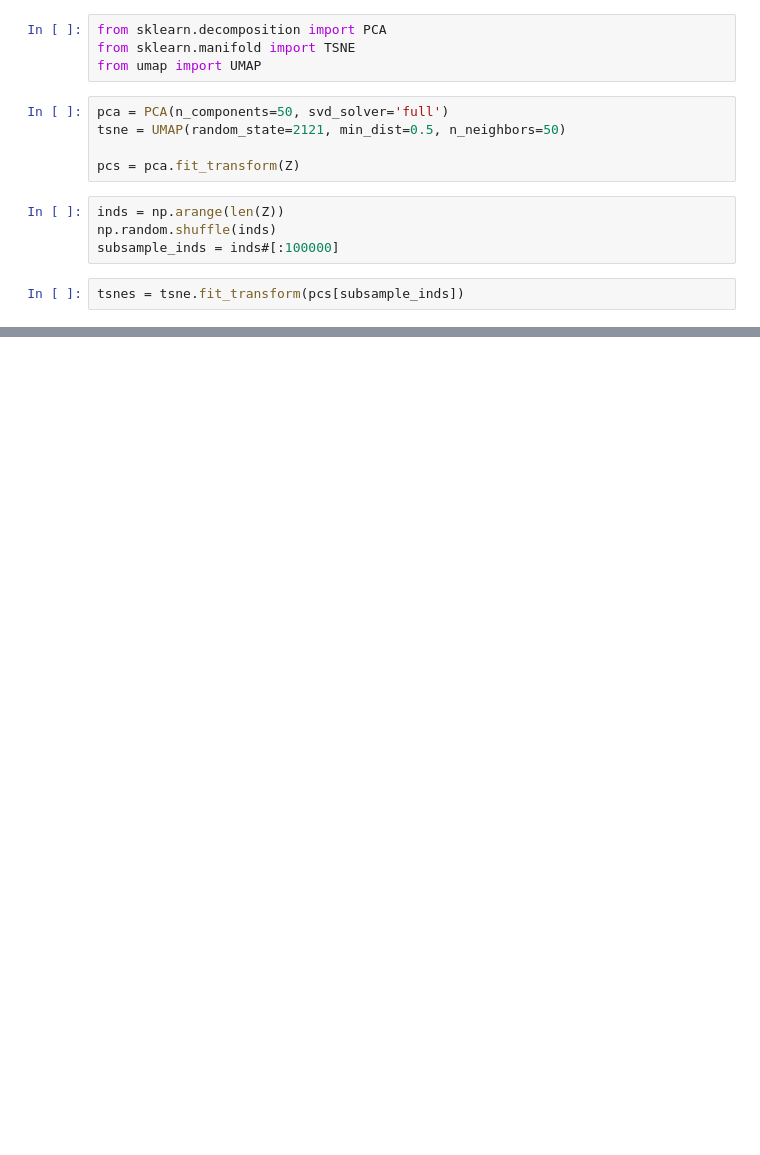
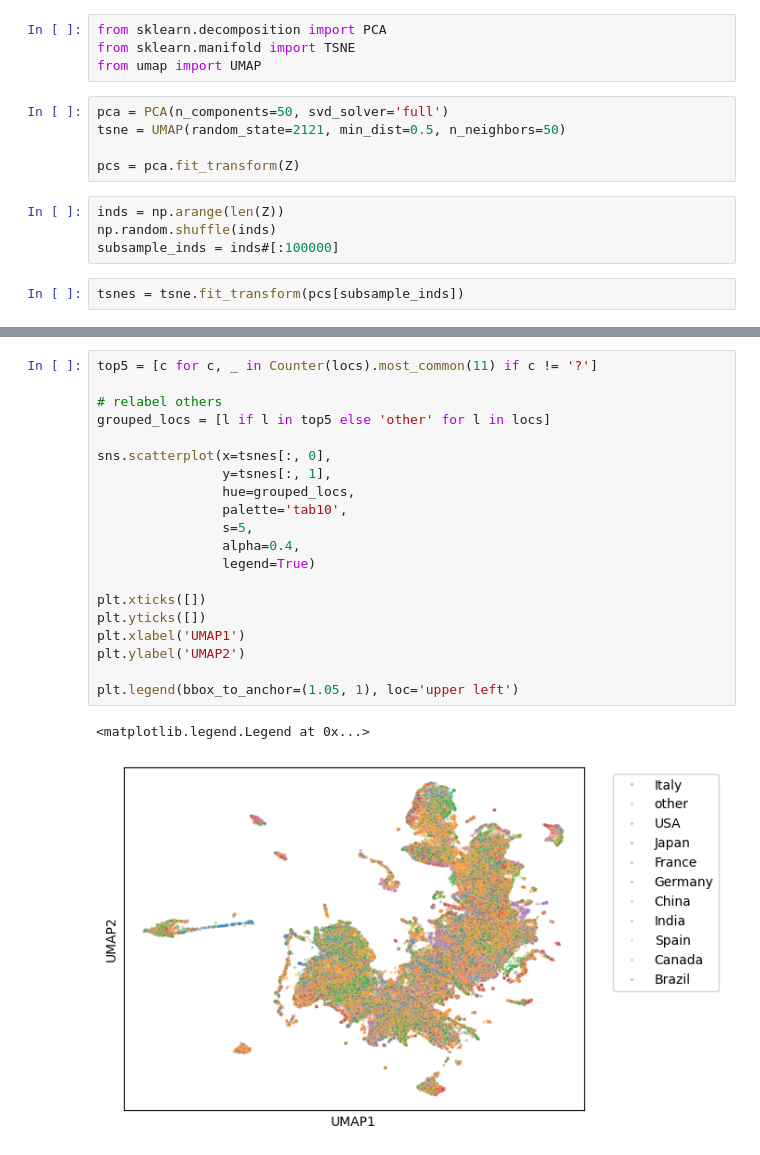
Before and after one commit to njwfish/DistributionEmbeddings, a Jupyter notebook: notebooks/gisaid.ipynb, the cells around one changed output, grey strips where cells are left out. Cells and saved outputs as stored; diff of their text form; blank space fills up the shorter version.

```diff
--- a/notebooks/gisaid.ipynb
+++ b/notebooks/gisaid.ipynb
@@ -175,0 +178,23 @@ plt.show()
+# %%
+top5 = [c for c, _ in Counter(locs).most_common(11) if c != '?']
+
+# relabel others
+grouped_locs = [l if l in top5 else 'other' for l in locs]
+
+sns.scatterplot(x=tsnes[:, 0],
+                y=tsnes[:, 1],
+                hue=grouped_locs,
+                palette='tab10',
+                s=5,
+                alpha=0.4,
+                legend=True)
+
+plt.xticks([])
+plt.yticks([])
+plt.xlabel('UMAP1')
+plt.ylabel('UMAP2')
+
+plt.legend(bbox_to_anchor=(1.05, 1), loc='upper left')
+# %% [output]
+<matplotlib.legend.Legend at 0x...>
+[figure, added]
```
Also changed, not shown: parts of 8 cells of this notebook, 1 other file.
